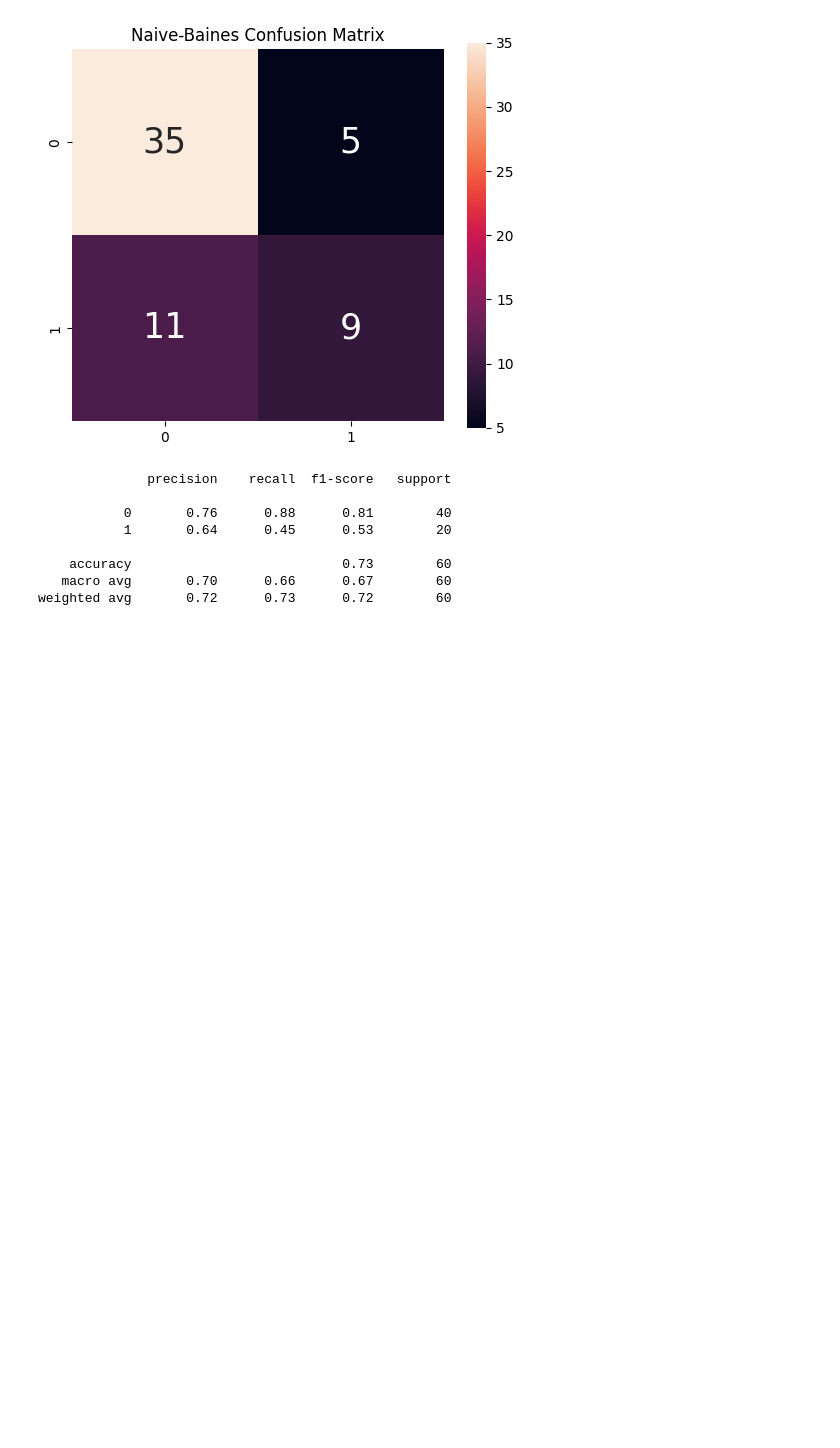
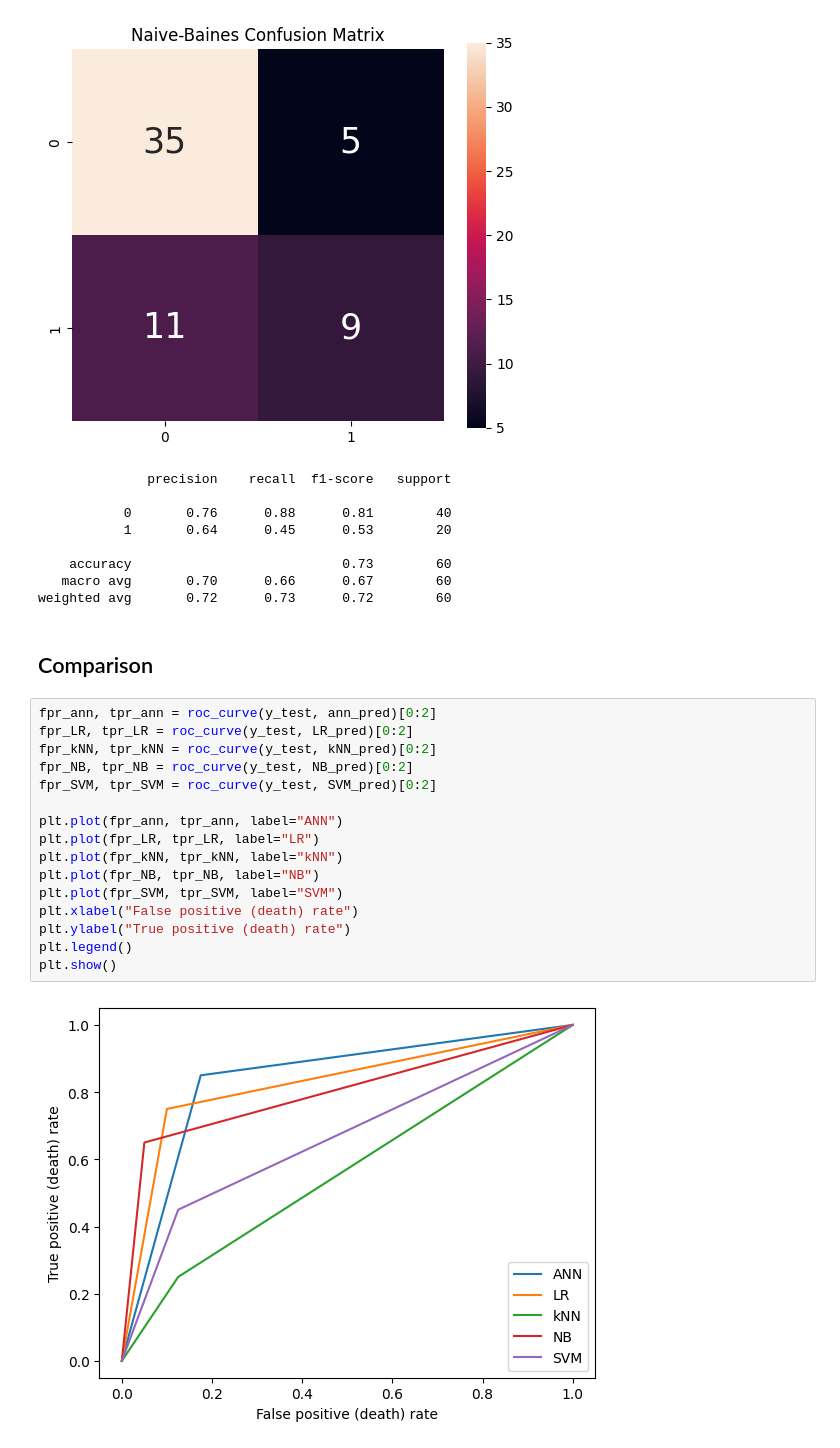
Before and after one commit to kieranthakkar/heartFailurePrediction, a Jupyter notebook: working.ipynb, the cells around one changed output. Drawn from its saved outputs; the diff is of its cells as text; blank space fills up the shorter version.

Commit message:
ROC curve added for comparison

```diff
--- a/working.ipynb
+++ b/working.ipynb
@@ -241,3 +241,23 @@ print(classification_report(y_test,SVM_pred))
     accuracy                           0.73        60
    macro avg       0.70      0.66      0.67        60
 weighted avg       0.72      0.73      0.72        60
+# %% [markdown]
+## Comparison
+# %%
+fpr_ann, tpr_ann = roc_curve(y_test, ann_pred)[0:2]
+fpr_LR, tpr_LR = roc_curve(y_test, LR_pred)[0:2]
+fpr_kNN, tpr_kNN = roc_curve(y_test, kNN_pred)[0:2]
+fpr_NB, tpr_NB = roc_curve(y_test, NB_pred)[0:2]
+fpr_SVM, tpr_SVM = roc_curve(y_test, SVM_pred)[0:2]
+
+plt.plot(fpr_ann, tpr_ann, label="ANN")
+plt.plot(fpr_LR, tpr_LR, label="LR")
+plt.plot(fpr_kNN, tpr_kNN, label="kNN")
+plt.plot(fpr_NB, tpr_NB, label="NB")
+plt.plot(fpr_SVM, tpr_SVM, label="SVM")
+plt.xlabel("False positive (death) rate")
+plt.ylabel("True positive (death) rate")
+plt.legend()
+plt.show()
+# %% [output]
+[figure, added]
```
